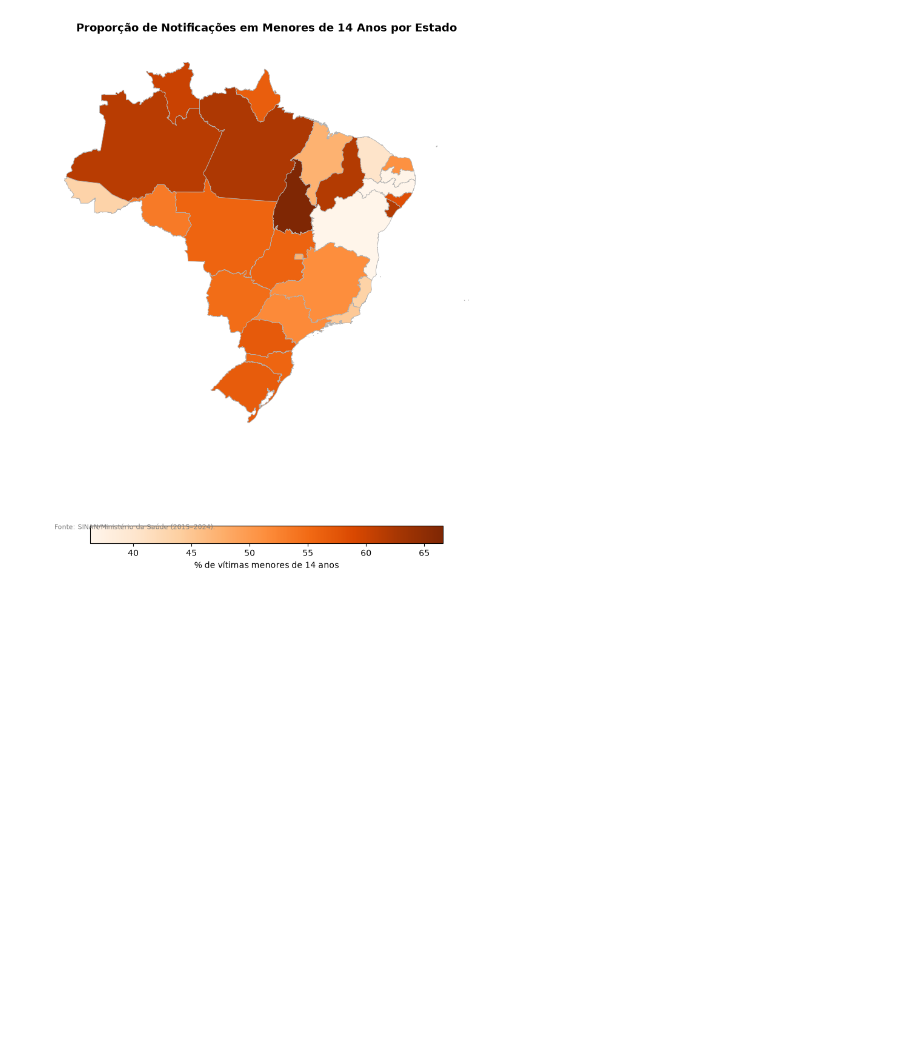
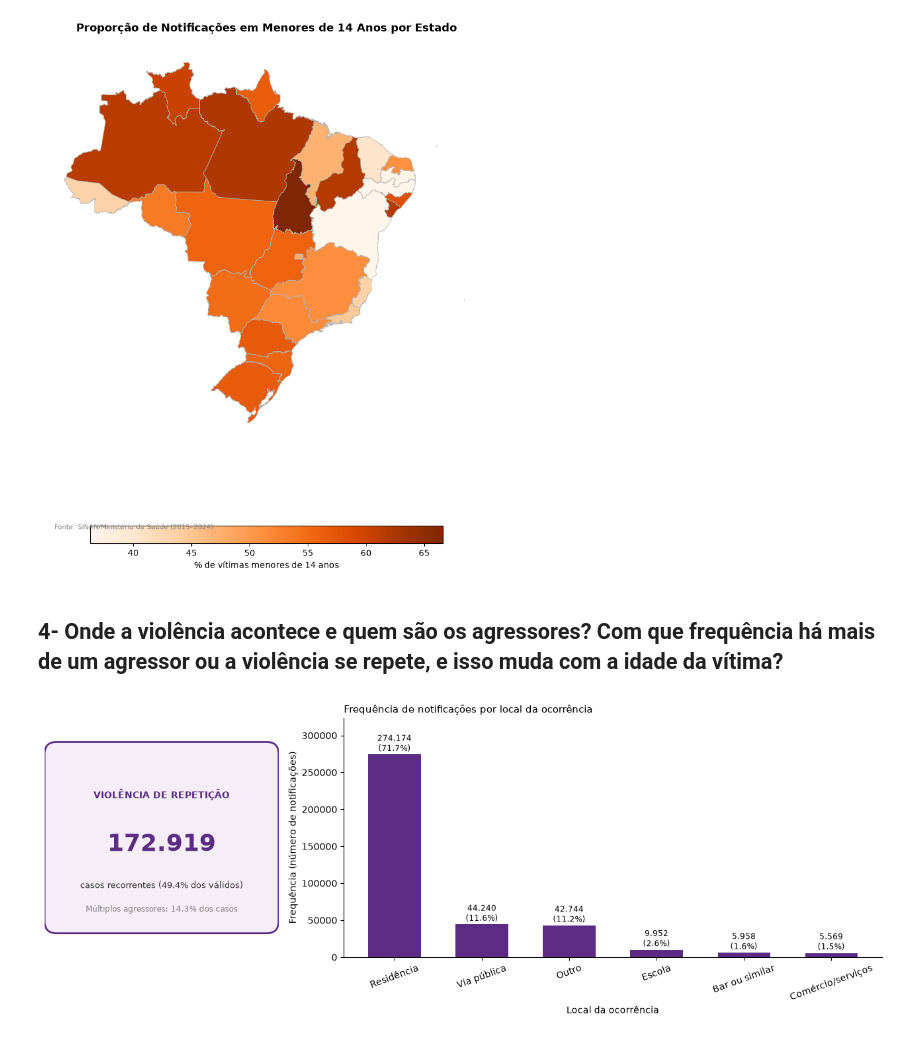
Before and after one commit to gabrielleazev/aedv-violencia-sexual, a Jupyter notebook: notebooks/relatorio.ipynb, the cells around one changed output. Drawn from its saved outputs; the diff is of its cells as text; code cells hidden in the pictures; blank space fills up the shorter version.

```diff
--- a/notebooks/relatorio.ipynb
+++ b/notebooks/relatorio.ipynb
@@ -641,3 +712,69 @@ plt.savefig("../figures/p5_mapa_menores_uf.png", dpi=200, bbox_inches="tight")
 plt.show()
 # %% [output]
 [figure]
+# %% [markdown]
+## 4- Onde a violência acontece e quem são os agressores? Com que frequência há mais de um agressor ou a violência se repete, e isso muda com a idade da vítima?
+# %%
+# 1. Tradução dos códigos de Local da Ocorrência (LOCAL_OCOR) do SINAN
+mapa_local = {
+    "01": "Residência", "1": "Residência",
+    "02": "Habitação coletiva", "2": "Habitação coletiva",
+    "03": "Escola", "3": "Escola",
+    "04": "Local de prática esportiva", "4": "Local de prática esportiva",
+    "05": "Bar ou similar", "5": "Bar ou similar",
+    "06": "Via pública", "6": "Via pública",
+    "07": "Comércio/serviços", "7": "Comércio/serviços",
+    "08": "Indústrias/construção", "8": "Indústrias/construção",
+    "09": "Outro", "9": "Outro"
+}
+sinan["LOCAL_NOME"] = limpa_codigo(sinan["LOCAL_OCOR"]).map(mapa_local).fillna("Ignorado")
+sinan["REPETICAO"] = limpa_codigo(sinan["OUT_VEZES"]).map({"1": "Sim", "2": "Não"}).fillna("Ignorado")
+sinan["MULTIPLOS_AGRESSORES"] = limpa_codigo(sinan["NUM_ENVOLV"]).map({"1": "Um", "2": "Dois ou mais"}).fillna("Ignorado")
+
+# Métricas para o Card estilo Power BI
+df_rep_valido = sinan[sinan["REPETICAO"].isin(["Sim", "Não"])]
+total_repeticao = (df_rep_valido["REPETICAO"] == "Sim").sum()
+pct_repeticao = (df_rep_valido["REPETICAO"] == "Sim").mean() * 100
+
+df_mult_valido = sinan[sinan["MULTIPLOS_AGRESSORES"].isin(["Um", "Dois ou mais"])]
+pct_multiplos = (df_mult_valido["MULTIPLOS_AGRESSORES"] == "Dois ou mais").mean() * 100
+
+# --- VISUALIZAÇÃO 1: Card Estilo Power BI + Gráfico de Barras (Eixo X = Local, Eixo Y = Frequência) ---
+fig = plt.figure(figsize=(13, 5))
+gs = fig.add_gridspec(1, 2, width_ratios=[1, 2.3])
+
+# Painel Esquerdo: Card KPI estilo Power BI
+ax_card = fig.add_subplot(gs[0])
+ax_card.axis("off")
+rect = patches.FancyBboxPatch((0.05, 0.15), 0.9, 0.7, boxstyle="round,pad=0.05",
+                              facecolor="#F5EEF8", edgecolor="#5B2C83", linewidth=2)
+ax_card.add_patch(rect)
+ax_card.text(0.5, 0.68, "VIOLÊNCIA DE REPETIÇÃO", ha="center", va="center", fontsize=10, fontweight="bold", color="#5B2C83")
+ax_card.text(0.5, 0.47, f"{total_repeticao:,.0f}".replace(",", "."), ha="center", va="center", fontsize=26, fontweight="bold", color="#5B2C83")
+ax_card.text(0.5, 0.30, f"casos recorrentes ({pct_repeticao:.1f}% dos válidos)", ha="center", va="center", fontsize=9.5, color="#333333")
+ax_card.text(0.5, 0.20, f"Múltiplos agressores: {pct_multiplos:.1f}% dos casos", ha="center", va="center", fontsize=8.5, color="gray")
+
+# Painel Direito: Gráfico de Barras com Local no Eixo X e Frequência no Eixo Y
+ax_local = fig.add_subplot(gs[1])
+contagem_local = sinan[sinan["LOCAL_NOME"] != "Ignorado"]["LOCAL_NOME"].value_counts().head(6)
+barras = ax_local.bar(contagem_local.index, contagem_local.values, color="#5B2C83", width=0.6)
+
+for b in barras:
+    h = b.get_height()
+    pct = h / contagem_local.sum() * 100
+    ax_local.annotate(f"{h:,.0f}\n({pct:.1f}%)".replace(",", "."),
+                      (b.get_x() + b.get_width() / 2, h),
+                      textcoords="offset points", xytext=(0, 4), ha="center", fontsize=8.5)
+
+ax_local.set_title("Frequência de notificações por local da ocorrência", loc="left", fontsize=11)
+ax_local.set_xlabel("Local da ocorrência")
+ax_local.set_ylabel("Frequência (número de notificações)")
+ax_local.set_ylim(0, contagem_local.max() * 1.18)
+ax_local.tick_params(axis="x", rotation=20)
+ax_local.spines[["top", "right"]].set_visible(False)
+
+plt.tight_layout()
+plt.savefig("../figures/p4_card_e_local.png", dpi=200, bbox_inches="tight")
+plt.show()
+# %% [output]
+[figure, added]
```
Also changed, not shown: parts of 23 cells of this notebook, 17 other files.
